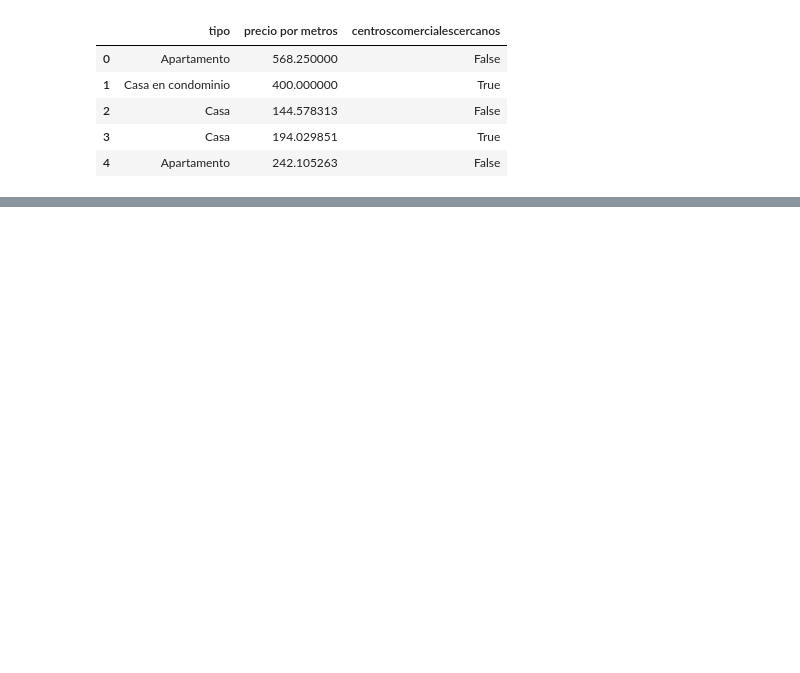
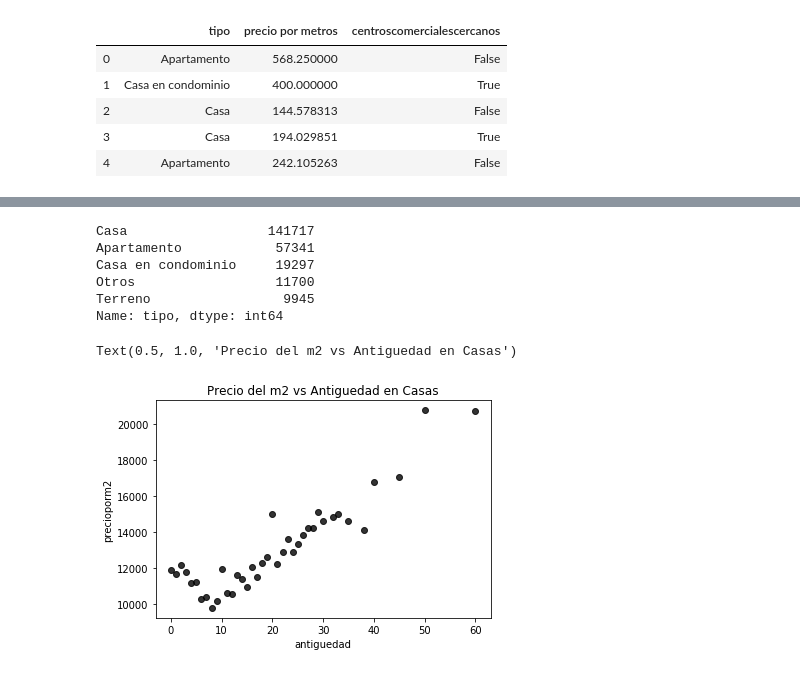
Before and after one commit to taielc/Fiuba_Datos_TP1, a Jupyter notebook: nb_principal.ipynb, the cells around one changed output, grey strips where cells are left out. Drawn from its saved outputs; the diff is of its cells as text; code cells hidden in the pictures; blank space fills up the shorter version.

```diff
--- a/nb_principal.ipynb
+++ b/nb_principal.ipynb
@@ -407,0 +404,9 @@ g.set_xticklabels(g.get_xticklabels(),rotation=0)
+# %%
+df_filtrado['tipo'].value_counts()
+# %% [output]
+Casa                  141717
+Apartamento            57341
+Casa en condominio     19297
+Otros                  11700
+Terreno                 9945
+Name: tipo, dtype: int64
@@ -407,0 +422,46 @@ g.set_xticklabels(g.get_xticklabels(),rotation=0)
+# %%
+#Filtro las publicaciones que no tienen antiguedad ni precio
+
+df_filtrado_antiguedad = df_filtrado_antiguedad.loc[df_filtrado_antiguedad['antiguedad']>=0]
+df_filtrado_antiguedad = df_filtrado_antiguedad.loc[df_filtrado_antiguedad['precio']>0]
+
+#Calculo precio por m2
+
+df_filtrado_antiguedad['precioporm2'] = df_filtrado_antiguedad['precio'] / df_filtrado_antiguedad['metrostotales']
+# %%
+#Calculo el promedio de precioporm2 segun la antiguedad por tipo (Casa, Apartamento, Casa en condominio)
+
+df_filtered_casa = df_filtrado_antiguedad.loc[df_filtrado_antiguedad['tipo'] == 'Casa']
+preciom2_segun_antiguedad_casa = df_filtered_casa.groupby('antiguedad').agg({'precioporm2' : 'mean', 'id' : 'count'})
+preciom2_segun_antiguedad_casa.reset_index(inplace = True)
+preciom2_segun_antiguedad_casa.columns = ['antiguedad', 'precioporm2', 'cantidaddepublicaciones']
+
+df_filtered_apartamento = df_filtrado_antiguedad.loc[df_filtrado_antiguedad['tipo'] == 'Apartamento']
+preciom2_segun_antiguedad_apartamento = df_filtered_apartamento.groupby('antiguedad').agg({'precioporm2' : 'mean', 'id' : 'count'})
+preciom2_segun_antiguedad_apartamento.reset_index(inplace = True)
+preciom2_segun_antiguedad_apartamento.columns = ['antiguedad', 'precioporm2', 'cantidaddepublicaciones']
+
+df_filtered_casa_condo = df_filtrado_antiguedad.loc[df_filtrado_antiguedad['tipo'] == 'Casa en condominio']
+preciom2_segun_antiguedad_casa_condo = df_filtered_casa_condo.groupby('antiguedad').agg({'precioporm2' : 'mean', 'id' : 'count'})
+preciom2_segun_antiguedad_casa_condo.reset_index(inplace = True)
+preciom2_segun_antiguedad_casa_condo.columns = ['antiguedad', 'precioporm2', 'cantidaddepublicaciones']
+# %%
+#Filtro aquellos anios de antiguedad que tengan muy pocas publciaciones, asi se toman valores muestrales representativos.
+
+cantidad_promedio_casa = preciom2_segun_antiguedad_casa['cantidaddepublicaciones'].mean()
+preciom2_segun_antiguedad_casa = preciom2_segun_antiguedad_casa.loc[preciom2_segun_antiguedad_casa['cantidaddepublicaciones'] >= 0.05*cantidad_promedio_casa]
+
+cantidad_promedio_apartamento = preciom2_segun_antiguedad_apartamento['cantidaddepublicaciones'].mean()
+preciom2_segun_antiguedad_apartamento = preciom2_segun_antiguedad_apartamento\
+                            .loc[preciom2_segun_antiguedad_apartamento['cantidaddepublicaciones'] >= 0.05*cantidad_promedio_apartamento]
+
+cantidad_promedio_casa_condo = preciom2_segun_antiguedad_casa_condo['cantidaddepublicaciones'].mean()
+preciom2_segun_antiguedad_casa_condo = preciom2_segun_antiguedad_casa_condo\
+                            .loc[preciom2_segun_antiguedad_casa_condo['cantidaddepublicaciones'] >= 0.1*cantidad_promedio_casa_condo]
+# %%
+#Precio del metro cuadrado en Casas / Apartamentos / Casas en Condominio vs Antiguedad
+sns.regplot(x=preciom2_segun_antiguedad_casa["antiguedad"], y=preciom2_segun_antiguedad_casa["precioporm2"], fit_reg = False, color = 'black')\
+                            .set_title("Precio del m2 vs Antiguedad en Casas")
+# %% [output]
+Text(0.5, 1.0, 'Precio del m2 vs Antiguedad en Casas')
+[figure, added]
```
Also changed, not shown: parts of 40 cells of this notebook, 3 other files.
